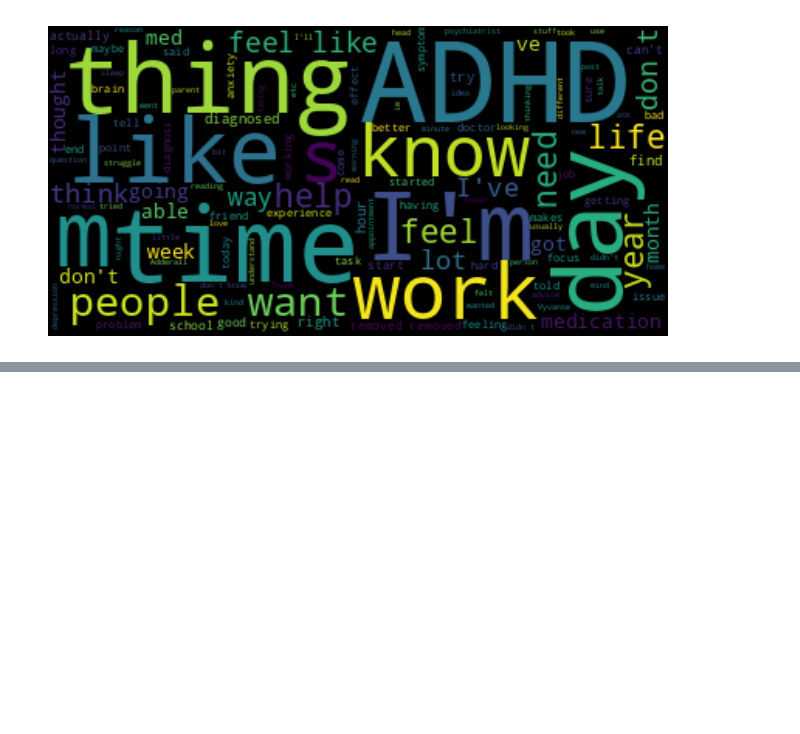
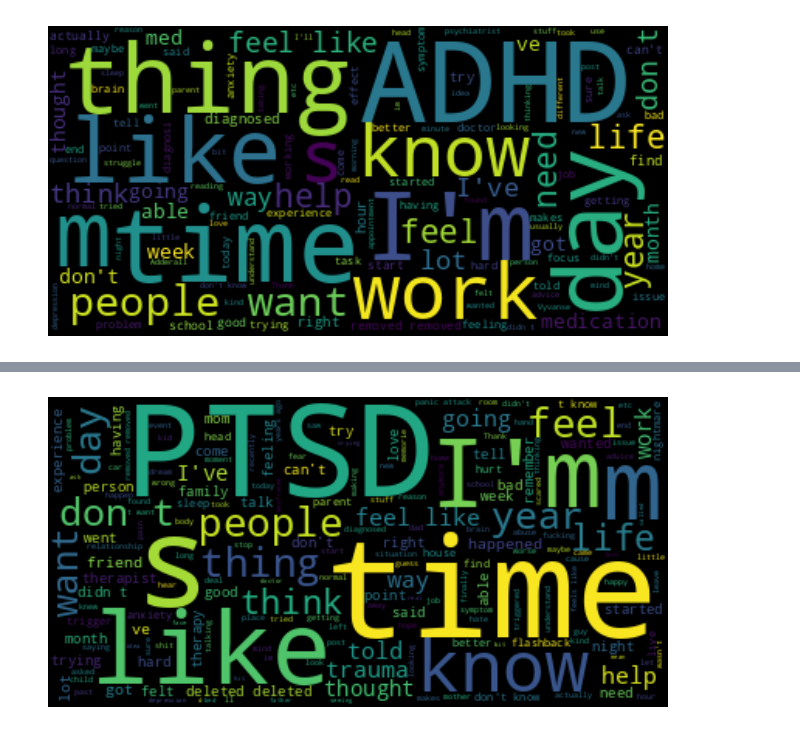
Before and after one commit to Frorozcoloa/neuromatch_team_2, a Jupyter notebook: 0-1-analisys_data.ipynb, the cells around one changed output, grey strips where cells are left out. Saved outputs shown, nothing was run; the diff lists cells and outputs as text; code cells hidden in the pictures; blank space fills up the shorter version.

```diff
--- a/0-1-analisys_data.ipynb
+++ b/0-1-analisys_data.ipynb
@@ -132,0 +145,4 @@ plot_body("ADHD")
+# %%
+plot_body("ptsd")
+# %% [output]
+[figure, added]
```
Also changed, not shown: parts of 11 cells of this notebook.
